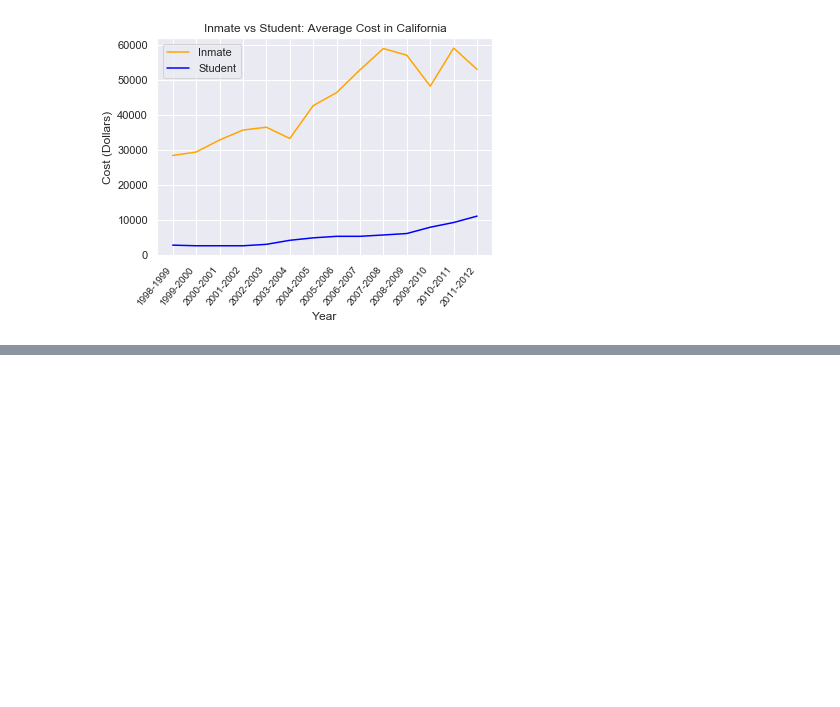
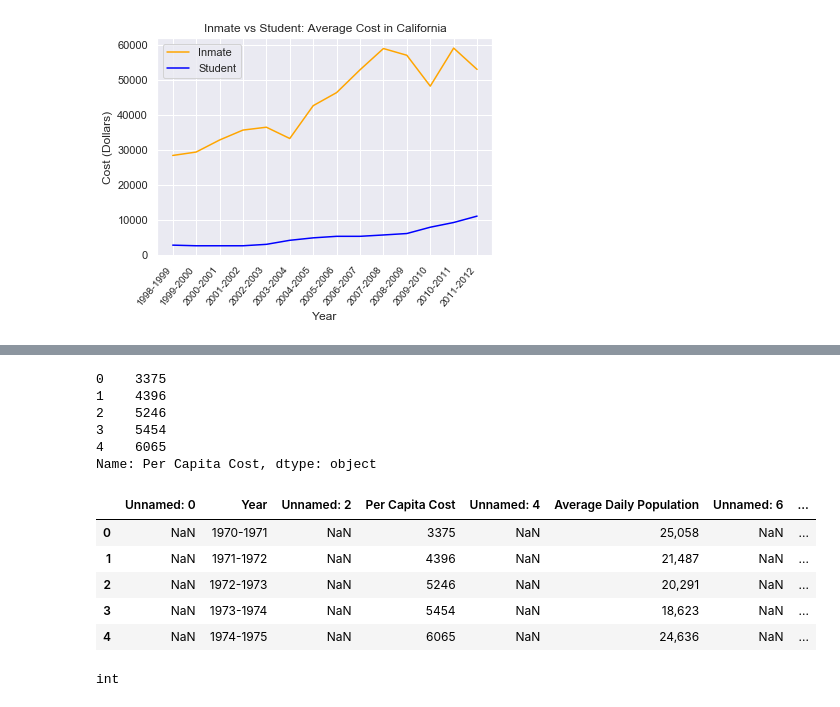
Before and after one commit to vivnlamb/DataAnalysis_PublicData_Prison-UC, a Jupyter notebook: PrisonEdu.ipynb, the cells around one changed output, grey strips where cells are left out. Drawn from its saved outputs; the diff is of its cells as text; code cells hidden in the pictures; blank space fills up the shorter version.

```diff
--- a/PrisonEdu.ipynb
+++ b/PrisonEdu.ipynb
@@ -232,0 +291,37 @@ plt.show()
+# %%
+clean_p = df_prison["Per Capita Cost"].str.replace('$','')
+
+clean_p = clean_p.str.replace(' ','')
+
+clean_p.head()
+# %% [output]
+0    3375
+1    4396
+2    5246
+3    5454
+4    6065
+Name: Per Capita Cost, dtype: object
+# %%
+df_prison["Per Capita Cost"] = clean_p
+
+df_prison.head()
+# %% [output]
+|  | Unnamed: 0 | Year | Unnamed: 2 | Per Capita Cost | Unnamed: 4 | Average Daily Population | Unnamed: 6 | ... |
+| 0 | NaN | 1970-1971 | NaN | 3375 | NaN | 25,058 | NaN | ... |
+| 1 | NaN | 1971-1972 | NaN | 4396 | NaN | 21,487 | NaN | ... |
+| 2 | NaN | 1972-1973 | NaN | 5246 | NaN | 20,291 | NaN | ... |
+| 3 | NaN | 1973-1974 | NaN | 5454 | NaN | 18,623 | NaN | ... |
+| 4 | NaN | 1974-1975 | NaN | 6065 | NaN | 24,636 | NaN | ... |
+# %%
+prison_cost = []
+
+#row returns INDEX as first value, index=0, so now Year is index=2
+#Per Capita Cost at index=4
+
+for row in df_prison.loc[12:].itertuples():
+    cost = int(row[4])
+    prison_cost.append(cost)
+
+type(prison_cost[0])
+# %% [output]
+int
```
Also changed, not shown: parts of 16 cells of this notebook, 2 other files.
